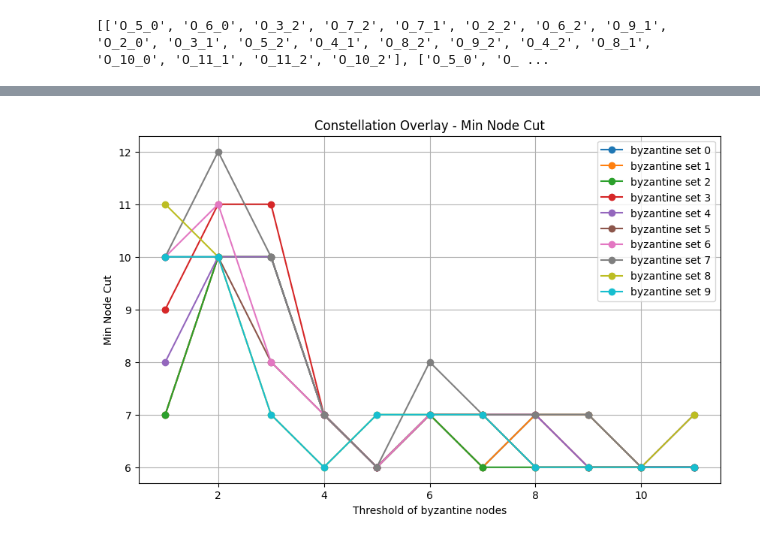
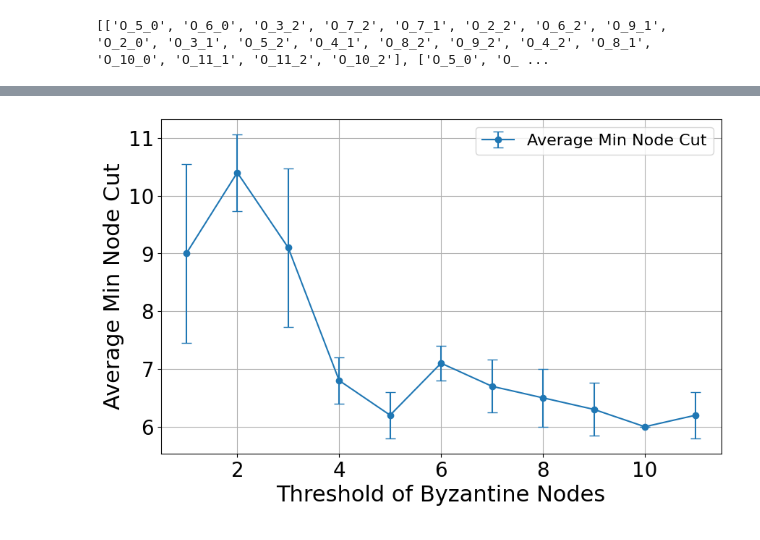
Before and after one commit to nano-o/python-fbas, a Jupyter notebook: python_fbas/constellation/notebooks/byzantine_thresholds.ipynb, the cells around one changed output, grey strips where cells are left out. Saved outputs shown, nothing was run; the diff lists cells and outputs as text; code cells hidden in the pictures.

```diff
--- a/python_fbas/constellation/notebooks/byzantine_thresholds.ipynb
+++ b/python_fbas/constellation/notebooks/byzantine_thresholds.ipynb
@@ -96,59 +98,84 @@ for i in range(1, len(fbas.keys()) + 1):
         })
 
 # now we plot the results
-import matplotlib.pyplot as plt
-import numpy as np
 
 def plot_avg_degree(data):
     thresholds = list(data.keys())
 
+    avg_degrees = [
+        np.mean([data[t][i]["avg"] for i in range(len(data[t]))])
+        for t in thresholds
+    ]
+
+    std_degrees = [
+        np.std([data[t][i]["avg"] for i in range(len(data[t]))])
+        for t in thresholds
+    ]
+
     plt.figure(figsize=(10, 6))
+    plt.errorbar(thresholds, avg_degrees, yerr=std_degrees, fmt='o-', capsize=5, label="Average Degree")
 
-    for i in range(len(next(iter(data.values())))):
-        avg_degrees = [data[t][i]["avg"] for t in thresholds]
-        plt.plot(thresholds, avg_degrees, marker='o', linestyle='-', label=f'byzantine set {i}')
-
-    plt.xlabel("Threshold of byzantine nodes")
-    plt.ylabel("Average Degree of non-byzantine nodes")
-    plt.title("Constellation Overlay - Average Degree per Index")
+    plt.xlabel("Threshold of Byzantine Nodes")
+    plt.ylabel("Average Degree")
     plt.legend()
     plt.grid(True)
     plt.show()
 
-def plot_min_node_cut(data):
+
+
+def plot_avg_min_node_cut(data):
     thresholds = list(data.keys())
 
+    avg_min_node_cuts = [
+        np.mean([data[t][i]["min_node_cut"] for i in range(len(data[t]))])
+        for t in thresholds
+    ]
+
+    std_min_node_cuts = [
+        np.std([data[t][i]["min_node_cut"] for i in range(len(data[t]))])
+        for t in thresholds
+    ]
+
     plt.figure(figsize=(10, 6))
+    plt.errorbar(thresholds, avg_min_node_cuts, yerr=std_min_node_cuts, fmt='o-', capsize=5, label="Average Min Node Cut")
 
-    for i in range(len(next(iter(data.values())))):
-        min_node_cuts = [data[t][i]["min_node_cut"] for t in thresholds]
-        plt.plot(thresholds, min_node_cuts, marker='o', linestyle='-', label=f'byzantine set {i}')
-
-    plt.xlabel("Threshold of byzantine nodes")
-    plt.ylabel("Min Node Cut")
-    plt.title("Constellation Overlay - Min Node Cut")
+    plt.xlabel("Threshold of Byzantine Nodes")
+    plt.ylabel("Average Min Node Cut")
     plt.legend()
     plt.grid(True)
     plt.show()
 
-def plot_min_edge_cut(data):
+def plot_avg_min_edge_cut(data):
     thresholds = list(data.keys())
 
+    avg_min_edge_cuts = [
+        np.mean([data[t][i]["min_edge_cut"] for i in range(len(data[t]))])
+        for t in thresholds
+    ]
+
+    std_min_edge_cuts = [
+        np.std([data[t][i]["min_edge_cut"] for i in range(len(data[t]))])
+        for t in thresholds
+    ]
+
     plt.figure(figsize=(10, 6))
+    plt.errorbar(thresholds, avg_min_edge_cuts, yerr=std_min_edge_cuts, fmt='o-', capsize=5, label="Average Min Edge Cut")
 
-    for i in range(len(next(iter(data.values())))):
-        min_edge_cuts = [data[t][i]["min_edge_cut"] for t in thresholds]
-        plt.plot(thresholds, min_edge_cuts, marker='o', linestyle='-', label=f'byzantine set {i}')
-
-    plt.xlabel("Threshold of byzantine nodes")
-    plt.ylabel("Min Edge Cut")
-    plt.title("Constellation Overlay - Min Edge Cut")
+    plt.xlabel("Threshold of Byzantine Nodes")
+    plt.ylabel("Average Min Edge Cut")
     plt.legend()
     plt.grid(True)
     plt.show()
-
+plt.rcParams.update({
+    'font.size': 16,         # Base font size
+    'axes.titlesize': 22,    # Title font size
+    'axes.labelsize': 22,    # X and Y label font size
+    'xtick.labelsize': 20,   # X-axis tick labels font size
+    'ytick.labelsize': 20,   # Y-axis tick labels font size
+    'legend.fontsize': 16    # Legend font size
+})
 # Call this function after populating `data`
 plot_avg_degree(data)
-plot_min_node_cut(data)
-plot_min_edge_cut(data)
+plot_avg_min_node_cut(data)
+plot_avg_min_edge_cut(data)
 # %% [output]
@@ -156 +183 @@ plot_min_edge_cut(data)
-[figure, old version]
+[figure, new version]
```
Also changed, not shown: parts of 2 cells of this notebook, 4 other files.
